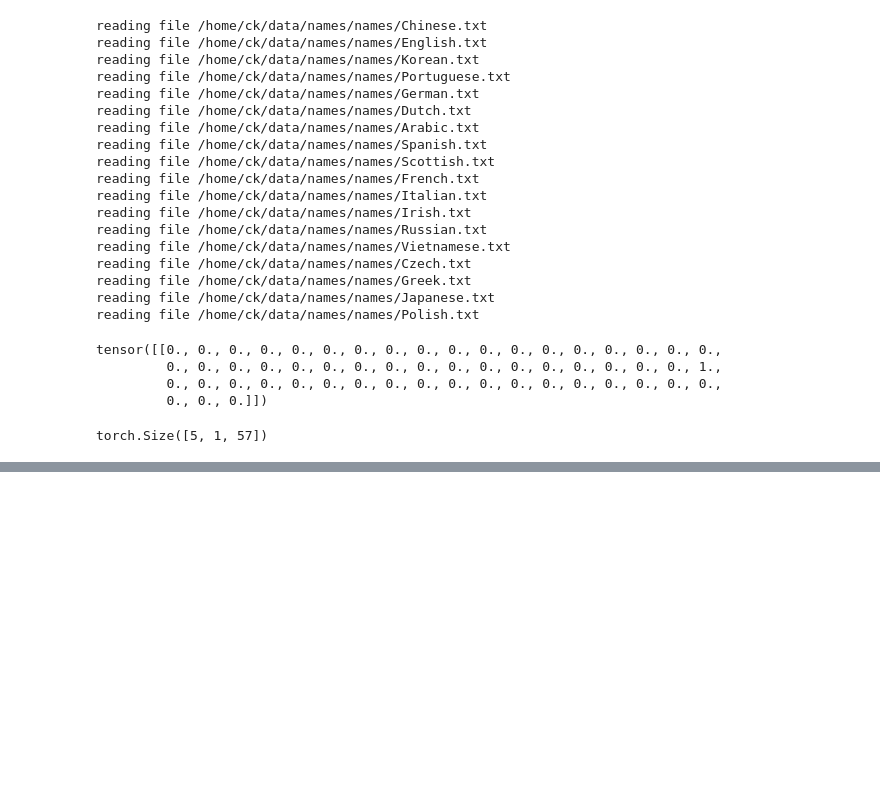
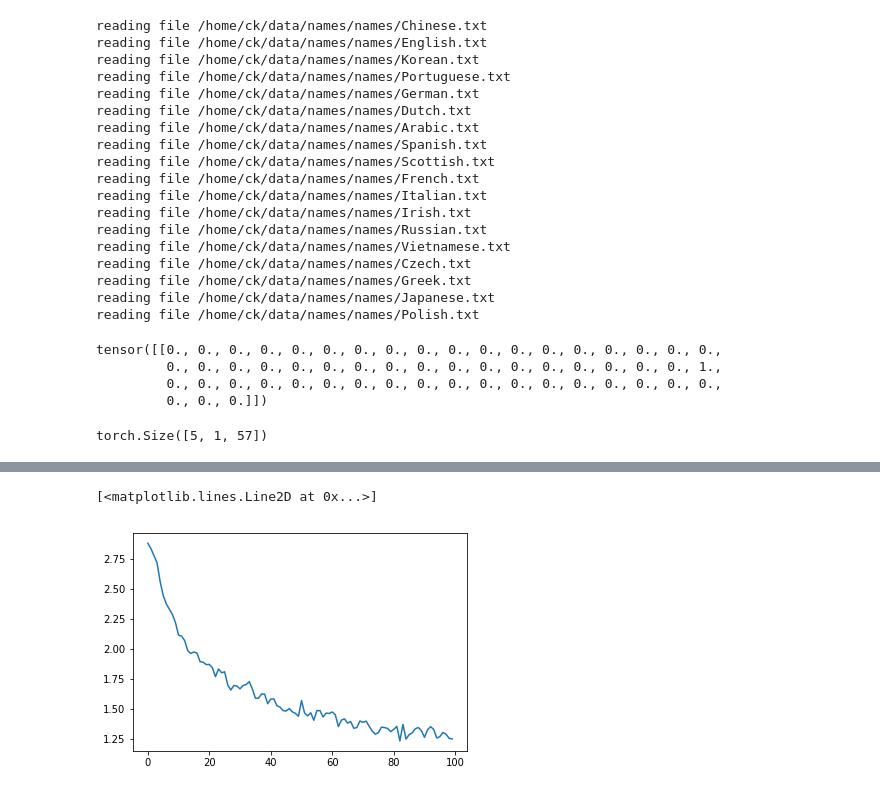
Before and after one commit to devforfu/pytorch_playground, a Jupyter notebook: names.ipynb, the cells around one changed output, grey strips where cells are left out. Cells and saved outputs as stored; diff of their text form; code cells hidden in the pictures; blank space fills up the shorter version.

```diff
--- a/names.ipynb
+++ b/names.ipynb
@@ -151,0 +176,7 @@ output, next_hidden = rnn(input_tensor, hidden)
+# %%
+def random_training_example():
+    category = random.choice(all_categories)
+    line = random.choice(category_lines[category])
+    category_tensor = torch.LongTensor([all_categories.index(category)])
+    line_tensor = line_to_tensor(line)
+    return (category, line), (category_tensor, line_tensor)
@@ -151,0 +212,34 @@ output, next_hidden = rnn(input_tensor, hidden)
+# %%
+def time_since(since):
+    now = time.time()
+    seconds = now - since
+    minutes = math.floor(seconds / 60)
+    seconds -= minutes * 60
+    return '%dm %ds' % (minutes, seconds)
+# %%
+n_hidden = 128
+rnn = RNN(n_letters, n_hidden, n_categories)
+
+n_epochs = 100000
+print_every = 5000
+plot_every = 1000
+
+current_loss = 0
+history = []
+
+start = time.time()
+
+for epoch in range(1, n_epochs + 1):
+    (category, line), (t_category, t_line) = random_training_example()
+    output, loss = train(rnn, t_category, t_line)
+    current_loss += loss
+
+    if epoch % print_every == 0:
+        guess, index = top_category(output)
+        correct = '✓' if guess == category else '✗ (%s)' % category
+        stats = epoch, epoch/n_epochs*100, time_since(start), loss, line, guess, correct
+        print('%6d %3d%% (%-6s) %.4f %-20s / %-10s %s' % stats)
+
+    if epoch % plot_every == 0:
+        history.append(current_loss / plot_every)
+        current_loss = 0
@@ -151,0 +271,6 @@ output, next_hidden = rnn(input_tensor, hidden)
+# %%
+plt.figure()
+plt.plot(history)
+# %% [output]
+[<matplotlib.lines.Line2D at 0x...>]
+[figure, added]
```
Also changed, not shown: parts of 25 cells of this notebook, 1 other file.
